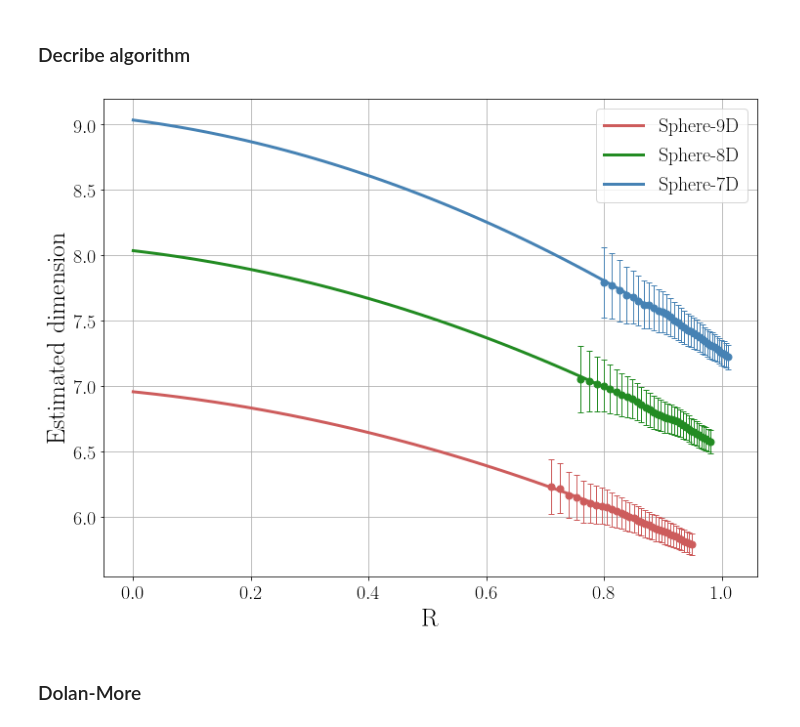
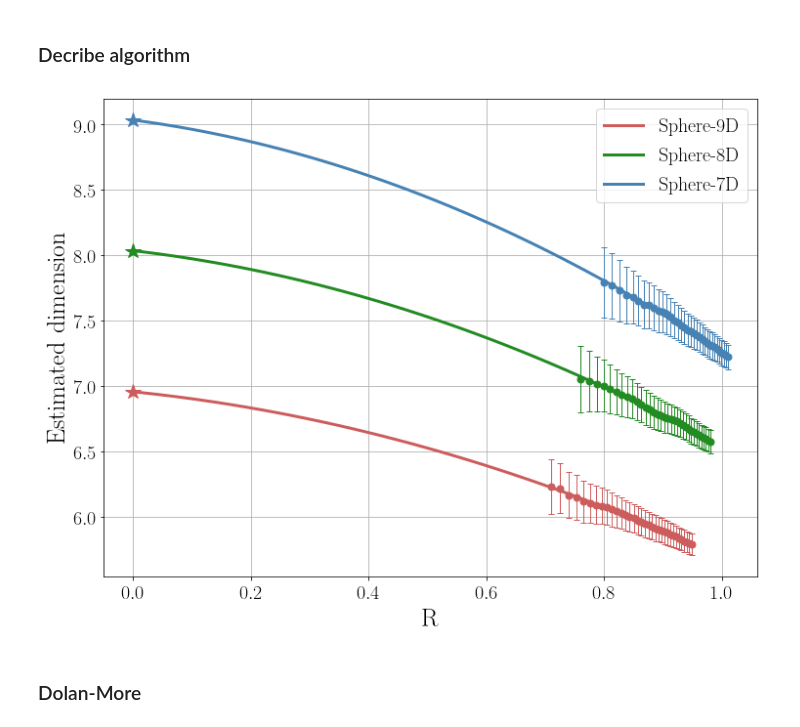
Before and after one commit to stat-ml/GeoMLE, a Jupyter notebook: paper/PlotNtb.ipynb, the cells around one changed output. Saved outputs shown, nothing was run; the diff lists cells and outputs as text; code cells hidden in the pictures.

Commit message:
ADD: some fix to plots

```diff
--- a/paper/PlotNtb.ipynb
+++ b/paper/PlotNtb.ipynb
@@ -56,31 +55,32 @@ data = np.load('result/exp_new.npy')[1:, :]
 # %%
 alpha_poly = (1, 2)
 alpha_reg = 5e-3
 
 cm = ['indianred', 'forestgreen', 'steelblue', 'darkmagenta']
 
 f, ax = plt.subplots(1, 1, figsize=FIG_SIZE)
 
 for i, (x, y, w) in enumerate(data):
     X = np.array([x ** i for i in alpha_poly]).T
     xlin = np.linspace(0, x.max(), 100)
     Xlin = np.array([xlin ** i for i in alpha_poly]).T
     lm = Ridge(alpha=alpha_reg)
     lm.fit(X, y, w**-1)
     plt.errorbar(x, y, w * 0.1 , fmt='o', color=cm[i], capsize=3, markersize=7, capthick=1, linewidth=1)
     plt.plot(xlin, lm.predict(Xlin), color=cm[i], linewidth=3, label='Sphere-{}D'.format(9 - i))
+    plt.plot(xlin[0], lm.predict(Xlin)[0], '*', color=cm[i], ms=16)
 
 
 ax.set_title('')
 ax.set_ylabel(r"Estimated dimension")
 ax.set_xlabel(r"R")
 ax.legend()
 ax.grid()
 
 if SAVE_EPS: plt.savefig('img/Explain.eps')
 if SAVE_PNG: plt.savefig('img/Explain.png', dpi=DPI)
 # %% [output]
-[figure, old version]
+[figure, new version]
 # %% [markdown]
 ### Dolan-More
 # %%
```
Also changed, not shown: parts of 1 cell of this notebook.
